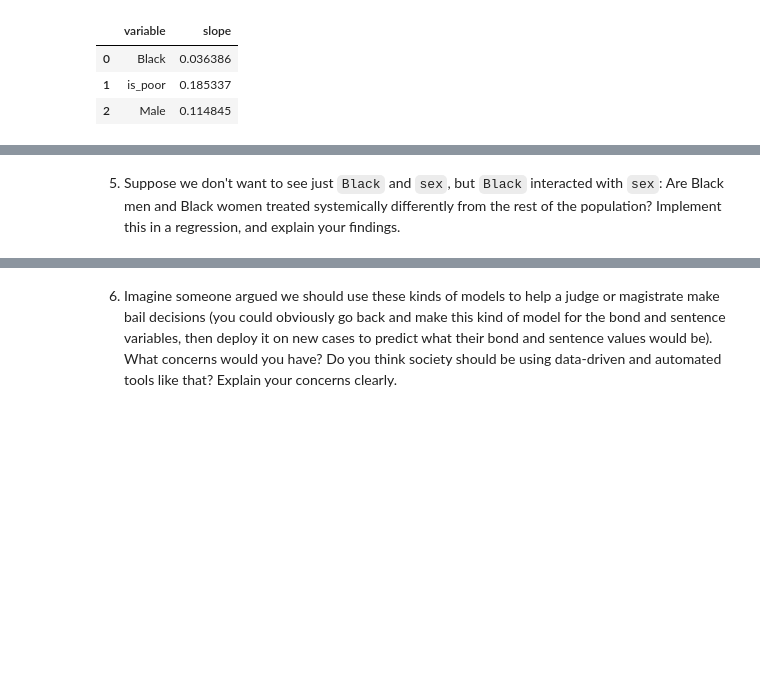
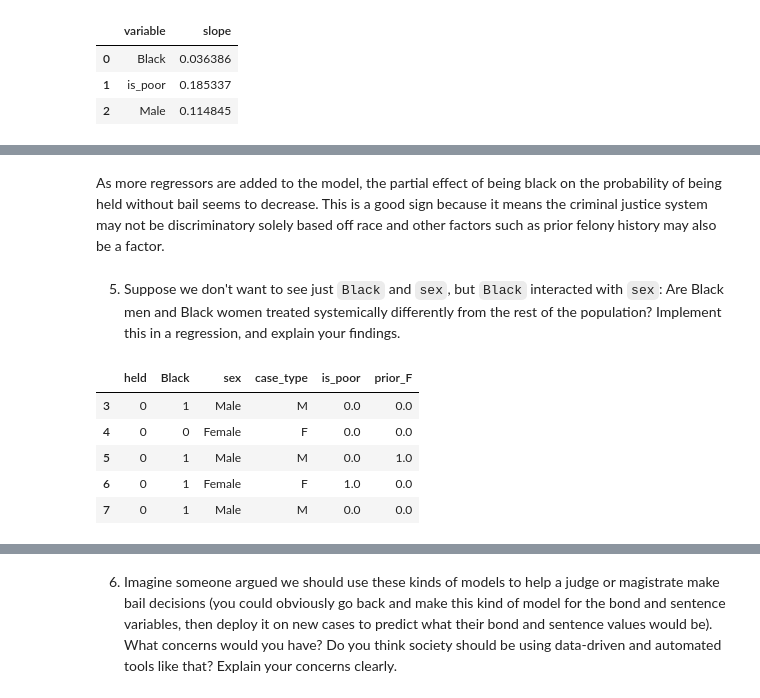
Before and after one commit to bwillow1222/linearRegression, a Jupyter notebook: assignment.ipynb, the cells around one changed output, grey strips where cells are left out. Saved outputs shown, nothing was run; the diff lists cells and outputs as text; code cells hidden in the pictures; blank space fills up the shorter version.

```diff
--- a/assignment.ipynb
+++ b/assignment.ipynb
@@ -331,2 +360,13 @@ results
+# %% [markdown]
+As more regressors are added to the model, the partial effect of being black on the probability of being held without bail seems to decrease. This is a good sign because it means the criminal justice system may not be discriminatory solely based off race and other factors such as prior felony history may also be a factor.
 # %% [markdown]
 5. Suppose we don't want to see just `Black` and `sex`, but `Black` interacted with `sex`: Are Black men and Black women treated systemically differently from the rest of the population? Implement this in a regression, and explain your findings.
+# %%
+rdf.head()
+# %% [output]
+|  | held | Black | sex | case_type | is_poor | prior_F |
+| 3 | 0 | 1 | Male | M | 0.0 | 0.0 |
+| 4 | 0 | 0 | Female | F | 0.0 | 0.0 |
+| 5 | 0 | 1 | Male | M | 0.0 | 1.0 |
+| 6 | 0 | 1 | Female | F | 1.0 | 0.0 |
+| 7 | 0 | 1 | Male | M | 0.0 | 0.0 |
```
Also changed, not shown: parts of 6 cells of this notebook.
